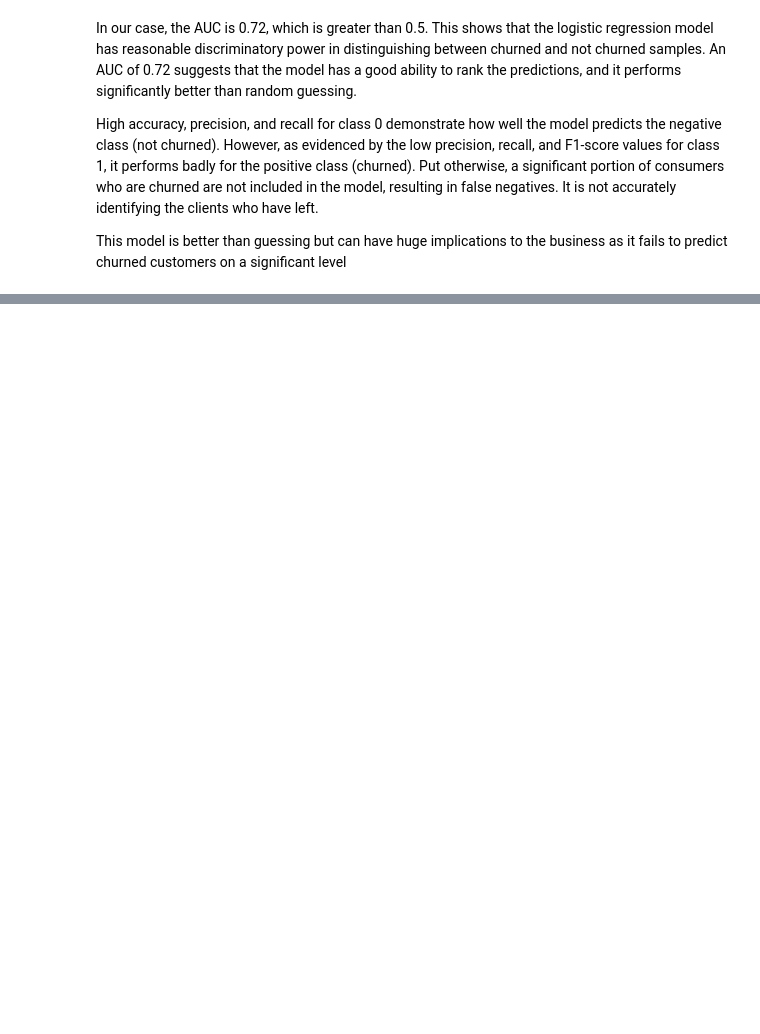
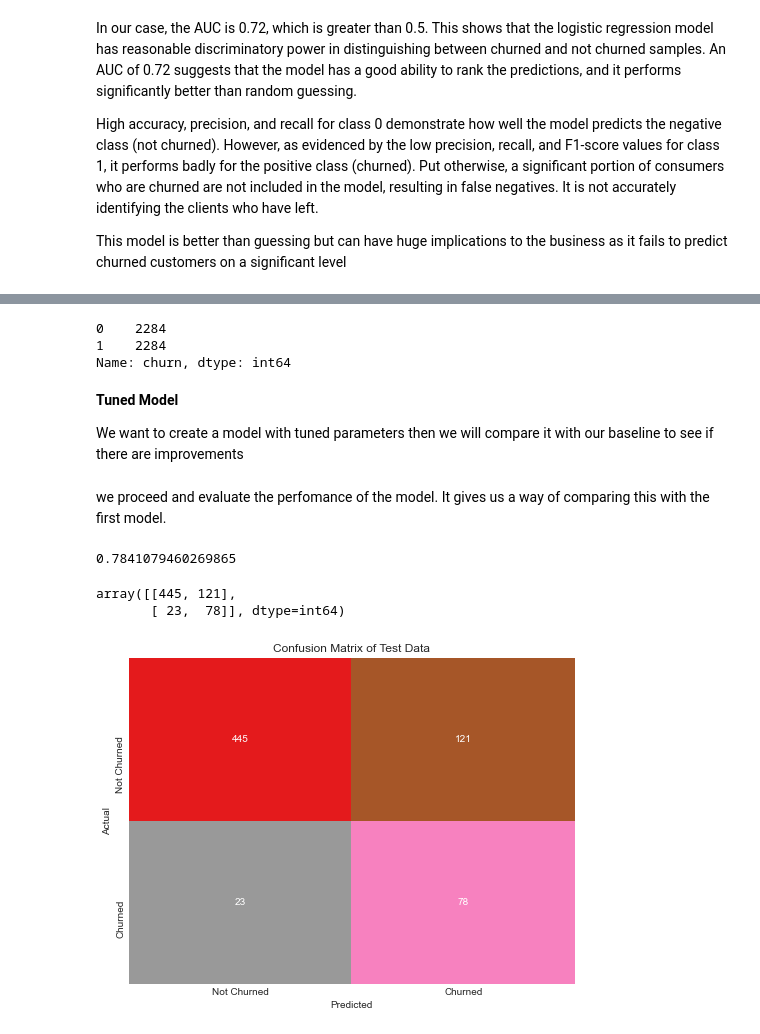
Before and after one commit to Masinde10/Customer-churn-project, a Jupyter notebook: Customerchurn.ipynb, the cells around one changed output, grey strips where cells are left out. Saved outputs shown, nothing was run; the diff lists cells and outputs as text; code cells hidden in the pictures; blank space fills up the shorter version.

Commit message:
Tune the model

```diff
--- a/Customerchurn.ipynb
+++ b/Customerchurn.ipynb
@@ -367,0 +383,49 @@ This model is better than guessing but can have huge implications to the busines
+# %%
+#Balance the target classes using SMOTE
+smote =SMOTE(k_neighbors=5, random_state=42,sampling_strategy='minority')
+
+#Fit SMOTE to the model.
+X_train_bal,y_train_bal = smote.fit_resample(X_train_scaled, y_train)
+y_train_bal.value_counts()
+# %% [output]
+0    2284
+1    2284
+Name: churn, dtype: int64
+# %% [markdown]
+**Tuned Model**
+
+We want to create a model with tuned parameters then we will compare it with our baseline to see if there are improvements
+# %%
+#Create an object for this model
+logreg1= LogisticRegression()
+
+#Fit the model
+logreg1.fit(X_train_bal,y_train_bal)
+
+#Make predictions to help in calculating accuracy
+y_pred1 = logreg1.predict(X_test_scaled)
+# %% [markdown]
+we proceed and evaluate the perfomance of the model. It gives us a way of comparing this with the first model.
+# %%
+#Calculate Accuracy of the tuned model
+accuracy1= accuracy_score(y_test,y_pred1)
+accuracy1
+# %% [output]
+0.7841079460269865
+# %%
+#Calculate the confusion matrix of the tuned model
+conf_matrix1= confusion_matrix(y_test,y_pred1)
+conf_matrix1
+# %% [output]
+array([[445, 121],
+       [ 23,  78]], dtype=int64)
+# %%
+#We can visusalize the confusion matrix
+plt.figure(figsize=(8,6))
+sns.heatmap(conf_matrix1,annot=True, fmt="d", cmap='Set1_r', cbar=False,xticklabels=["Not Churned", "Churned"],
+            yticklabels=["Not Churned", "Churned"])
+plt.xlabel('Predicted')
+plt.ylabel('Actual')
+plt.title('Confusion Matrix of Test Data');
+# %% [output]
+[figure, added]
```
Also changed, not shown: parts of 17 cells of this notebook.
